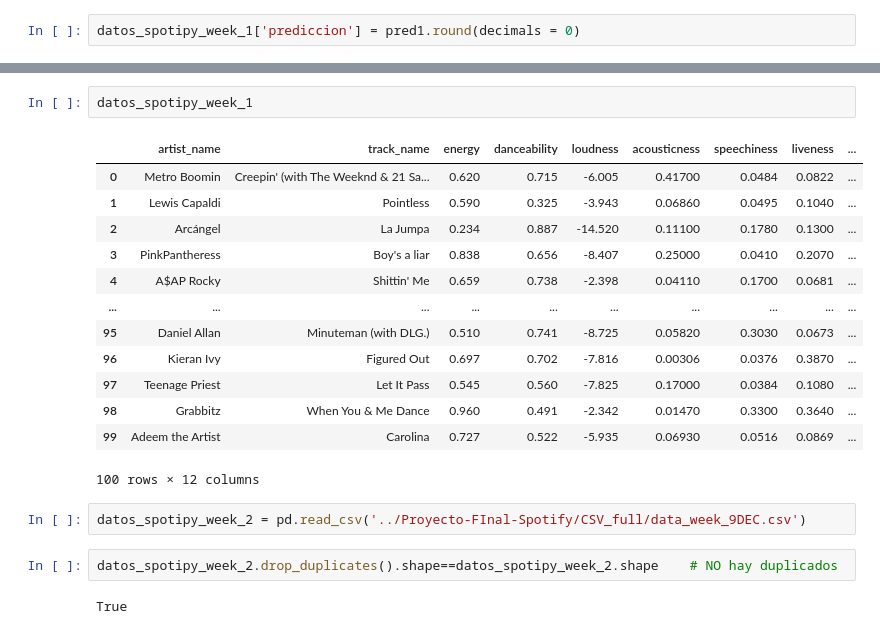
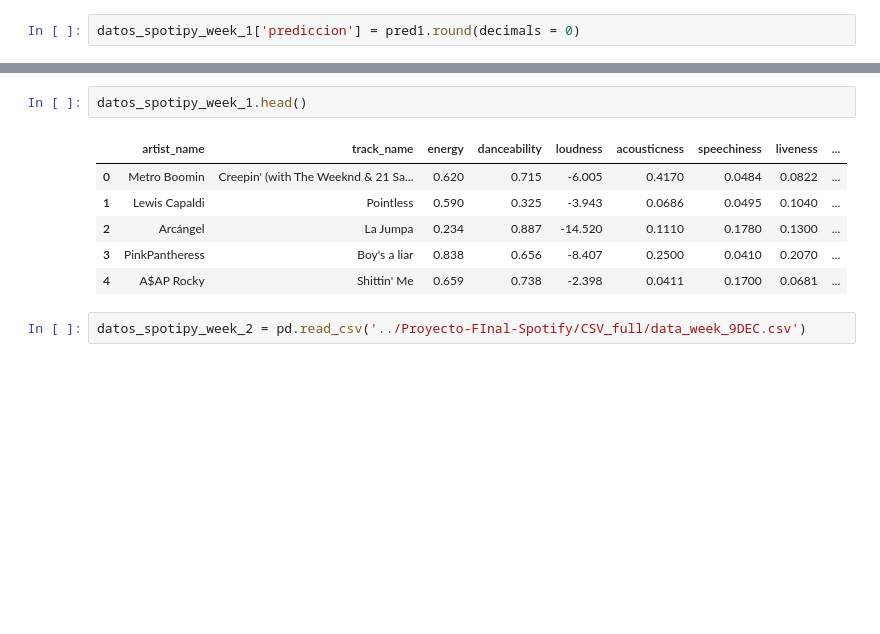
Before and after one commit to fjgarciaes/Proyecto-Final-Spotify, a Jupyter notebook: Spotify data proyecto final unpopular random with singers EL BUENO DEL TODO.ipynb, the cells around one changed output, grey strips where cells are left out. Saved outputs shown, nothing was run; the diff lists cells and outputs as text; blank space fills up the shorter version.

```diff
--- a/Spotify data proyecto final unpopular random with singers EL BUENO DEL TODO.ipynb
+++ b/Spotify data proyecto final unpopular random with singers EL BUENO DEL TODO.ipynb
@@ -927,22 +985,11 @@ Name: artist_name, Length: 2656, dtype: int64
 # %%
-datos_spotipy_week_1
+datos_spotipy_week_1.head()
 # %% [output]
 |  | artist_name | track_name | energy | danceability | loudness | acousticness | speechiness | liveness | ... |
-| 0 | Metro Boomin | Creepin' (with The Weeknd & 21 Sa... | 0.620 | 0.715 | -6.005 | 0.41700 | 0.0484 | 0.0822 | ... |
-| 1 | Lewis Capaldi | Pointless | 0.590 | 0.325 | -3.943 | 0.06860 | 0.0495 | 0.1040 | ... |
-| 2 | Arcángel | La Jumpa | 0.234 | 0.887 | -14.520 | 0.11100 | 0.1780 | 0.1300 | ... |
-| 3 | PinkPantheress | Boy's a liar | 0.838 | 0.656 | -8.407 | 0.25000 | 0.0410 | 0.2070 | ... |
-| 4 | A$AP Rocky | Shittin' Me | 0.659 | 0.738 | -2.398 | 0.04110 | 0.1700 | 0.0681 | ... |
-| ... | ... | ... | ... | ... | ... | ... | ... | ... | ... |
-| 95 | Daniel Allan | Minuteman (with DLG.) | 0.510 | 0.741 | -8.725 | 0.05820 | 0.3030 | 0.0673 | ... |
-| 96 | Kieran Ivy | Figured Out | 0.697 | 0.702 | -7.816 | 0.00306 | 0.0376 | 0.3870 | ... |
-| 97 | Teenage Priest | Let It Pass | 0.545 | 0.560 | -7.825 | 0.17000 | 0.0384 | 0.1080 | ... |
-| 98 | Grabbitz | When You & Me Dance | 0.960 | 0.491 | -2.342 | 0.01470 | 0.3300 | 0.3640 | ... |
-| 99 | Adeem the Artist | Carolina | 0.727 | 0.522 | -5.935 | 0.06930 | 0.0516 | 0.0869 | ... |
+| 0 | Metro Boomin | Creepin' (with The Weeknd & 21 Sa... | 0.620 | 0.715 | -6.005 | 0.4170 | 0.0484 | 0.0822 | ... |
+| 1 | Lewis Capaldi | Pointless | 0.590 | 0.325 | -3.943 | 0.0686 | 0.0495 | 0.1040 | ... |
+| 2 | Arcángel | La Jumpa | 0.234 | 0.887 | -14.520 | 0.1110 | 0.1780 | 0.1300 | ... |
+| 3 | PinkPantheress | Boy's a liar | 0.838 | 0.656 | -8.407 | 0.2500 | 0.0410 | 0.2070 | ... |
+| 4 | A$AP Rocky | Shittin' Me | 0.659 | 0.738 | -2.398 | 0.0411 | 0.1700 | 0.0681 | ... |
-100 rows × 12 columns
 # %%
 datos_spotipy_week_2 = pd.read_csv('../Proyecto-FInal-Spotify/CSV_full/data_week_9DEC.csv')
-# %%
-datos_spotipy_week_2.drop_duplicates().shape==datos_spotipy_week_2.shape    # NO hay duplicados
-# %% [output]
-True
```
Also changed, not shown: parts of 47 cells of this notebook, 3 other files.
